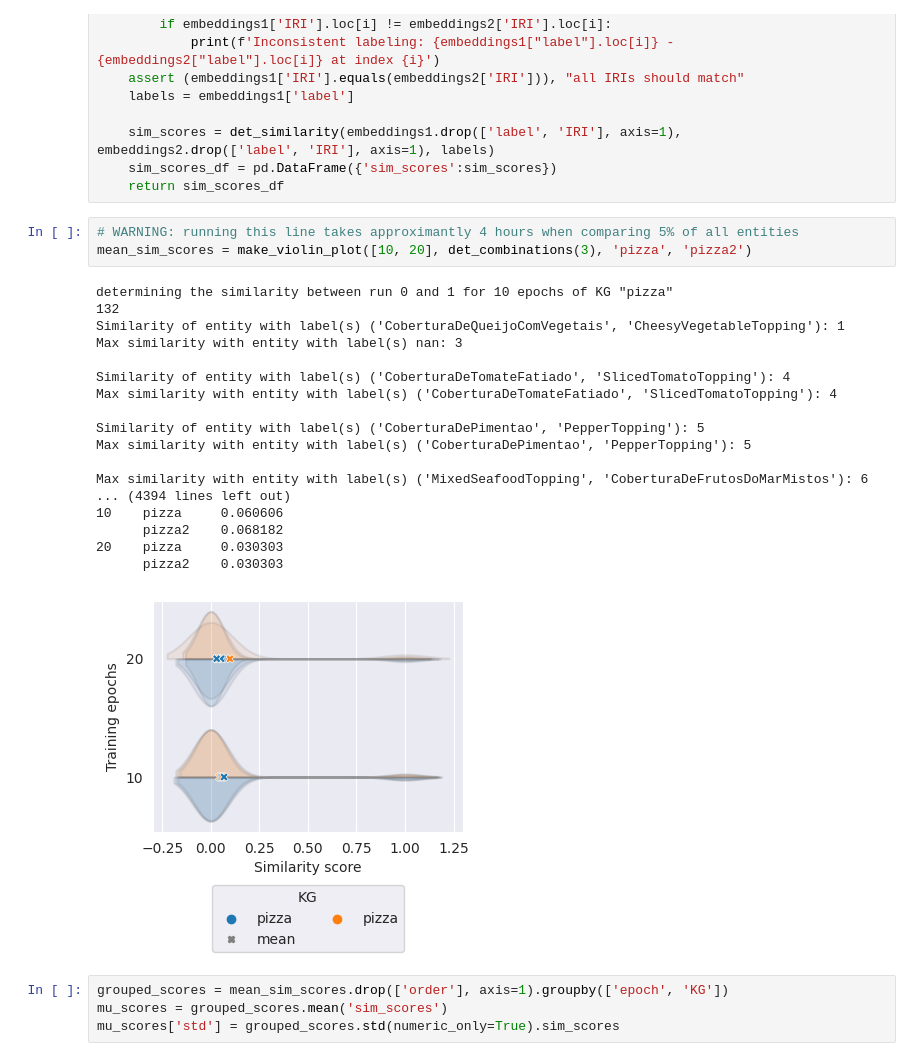
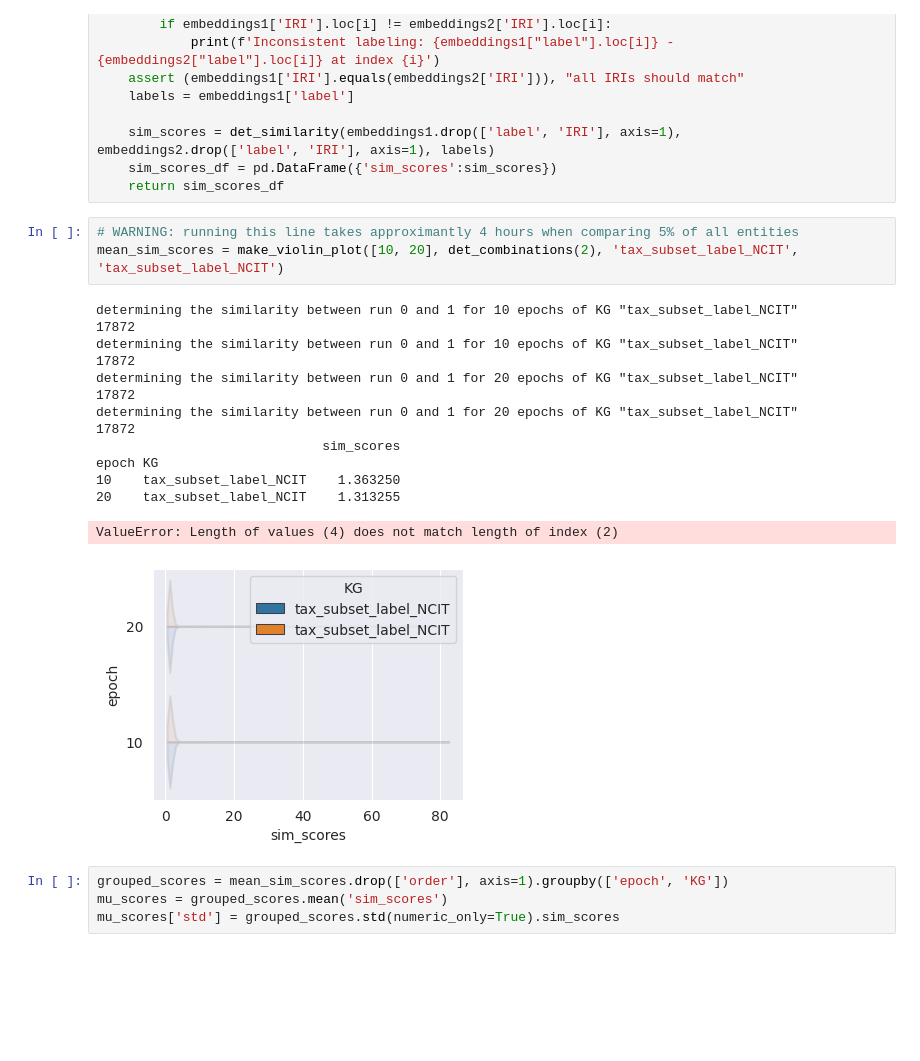
Before and after one commit to Ritten11/KRW_project, a Jupyter notebook: embedding_comparison.ipynb, the cells around one changed output. Drawn from its saved outputs; the diff is of its cells as text; blank space fills up the shorter version.

```diff
--- a/embedding_comparison.ipynb
+++ b/embedding_comparison.ipynb
@@ -159,26 +159,22 @@ def compare_embedding(loc_embed_1, loc_embed_2):
     return sim_scores_df
 # %%
 # WARNING: running this line takes approximantly 4 hours when comparing 5% of all entities
-mean_sim_scores = make_violin_plot([10, 20], det_combinations(3), 'pizza', 'pizza2')
+mean_sim_scores = make_violin_plot([10, 20], det_combinations(2), 'tax_subset_label_NCIT', 'tax_subset_label_NCIT')
 # %% [output]
-determining the similarity between run 0 and 1 for 10 epochs of KG "pizza"
-132
-Similarity of entity with label(s) ('CoberturaDeQueijoComVegetais', 'CheesyVegetableTopping'): 1
-Max similarity with entity with label(s) nan: 3
-
-Similarity of entity with label(s) ('CoberturaDeTomateFatiado', 'SlicedTomatoTopping'): 4
-Max similarity with entity with label(s) ('CoberturaDeTomateFatiado', 'SlicedTomatoTopping'): 4
-
-Similarity of entity with label(s) ('CoberturaDePimentao', 'PepperTopping'): 5
-Max similarity with entity with label(s) ('CoberturaDePimentao', 'PepperTopping'): 5
-
-Max similarity with entity with label(s) ('MixedSeafoodTopping', 'CoberturaDeFrutosDoMarMistos'): 6
-... (4394 lines left out)
-10    pizza     0.060606
-      pizza2    0.068182
-20    pizza     0.030303
-      pizza2    0.030303
+determining the similarity between run 0 and 1 for 10 epochs of KG "tax_subset_label_NCIT"
+17872
+determining the similarity between run 0 and 1 for 10 epochs of KG "tax_subset_label_NCIT"
+17872
+determining the similarity between run 0 and 1 for 20 epochs of KG "tax_subset_label_NCIT"
+17872
+determining the similarity between run 0 and 1 for 20 epochs of KG "tax_subset_label_NCIT"
+17872
+                             sim_scores
+epoch KG
+10    tax_subset_label_NCIT    1.363250
+20    tax_subset_label_NCIT    1.313255
+ValueError: Length of values (4) does not match length of index (2)
-[figure, old version]
+[figure, new version]
 # %%
 grouped_scores = mean_sim_scores.drop(['order'], axis=1).groupby(['epoch', 'KG'])
 mu_scores = grouped_scores.mean('sim_scores')
```
Also changed, not shown: parts of 1 cell of this notebook.
